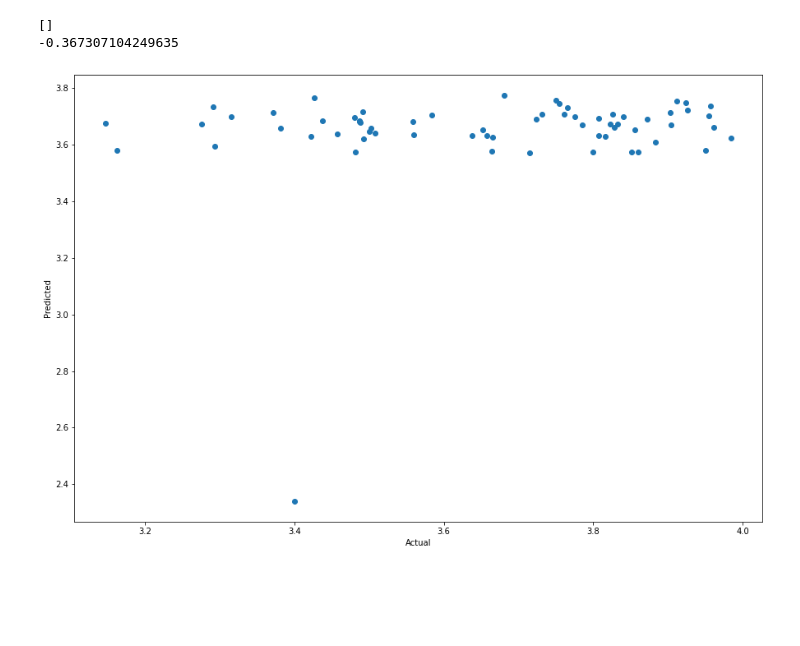
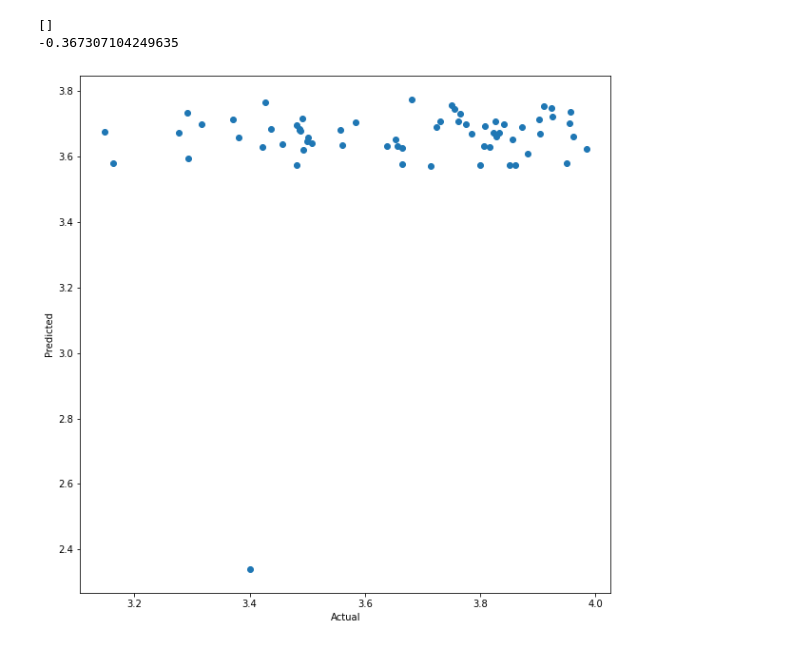
Before and after one commit to EAltunoglu/cmpe492, a Jupyter notebook: sns.ipynb, the cells around one changed output. Saved outputs shown, nothing was run; the diff lists cells and outputs as text; code cells hidden in the pictures; blank space fills up the shorter version.

```diff
--- a/sns.ipynb
+++ b/sns.ipynb
@@ -110,13 +127,13 @@ print(r2_score(y_test, y_pred))
 # %%
 import matplotlib.pyplot as plt
 
-plt.figure(figsize=(15,10))
+plt.figure(figsize=(10,10))
 plt.scatter(y_test, y_pred)
 plt.xlabel('Actual')
 plt.ylabel('Predicted')
 plt.show()
 # %% [output]
-[figure, old version]
+[figure, new version]
 # %%
 grades_numeric = pd.read_csv('grades_numeric.csv')
 sleep_grade = pd.merge(grades_numeric, average_sleeps, on=['egoid'])
```
Also changed, not shown: parts of 8 cells of this notebook.
